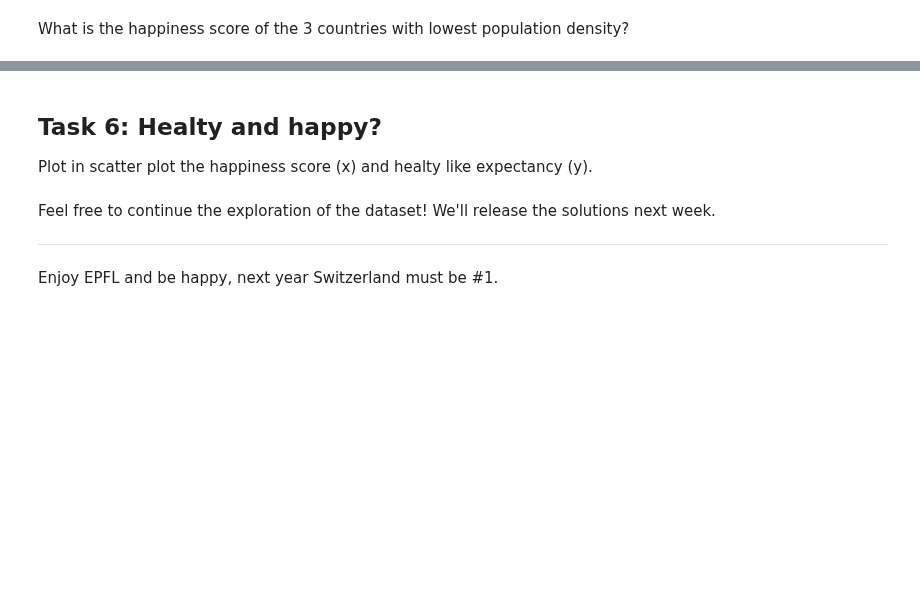
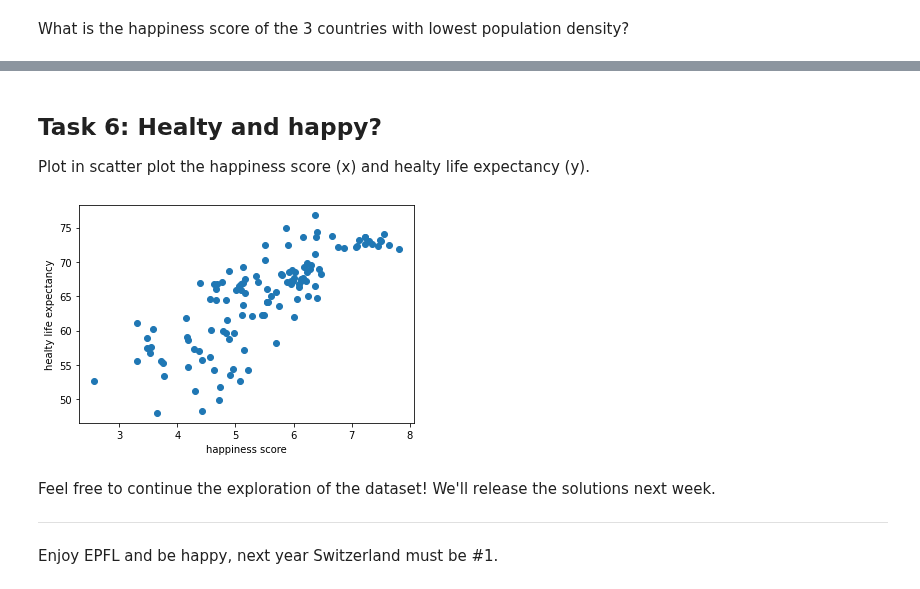
Before and after one commit to epfl-ada/2020, a Jupyter notebook: Tutorials/01 - Handling data/Happiness.ipynb, the cells around one changed output, grey strips where cells are left out. Cells and saved outputs as stored; diff of their text form; code cells hidden in the pictures; blank space fills up the shorter version.

```diff
--- a/Tutorials/01 - Handling data/Happiness.ipynb
+++ b/Tutorials/01 - Handling data/Happiness.ipynb
@@ -76,2 +201,4 @@ For each country, print the name and the world region with the format: *{region
+# %%
+country_features['literacy'] = country_features['literacy'].astype(float)
 # %%
 # Write your code here
@@ -85,0 +230,4 @@ Calculate the proportion of countries with a literacy level below 50%. Print the
+# %%
+country_features = country_features.set_index(['country'])
+# %%
+country_features['literate'] = country_features['literacy'].apply(lambda x: 1 if x > 50 else 0)
@@ -95,0 +282,3 @@ Add to the dataframe a new field called *population_density* computed by dividin
+# %%
+country_features['population_density'] = (country_features.population / country_features.area)
+country_features[['happiness_score','population_density']]
@@ -100,4 +310,4 @@ What is the happiness score of the 3 countries with lowest population density?
 # %% [markdown]
 ## Task 6: Healty and happy?
 
-Plot in scatter plot the happiness score (x) and healty like expectancy (y).
+Plot in scatter plot the happiness score (x) and healty life expectancy (y).
@@ -106,3 +314,16 @@ Plot in scatter plot the happiness score (x) and healty like expectancy (y).
+# %%
+import matplotlib.pyplot as plt
+
+
+#plot
+x = country_features.happiness_score.values
+y = country_features.healthy_life_expectancy.values
+plt.scatter(x, y)
+plt.xlabel('happiness score')
+plt.ylabel('healty life expectancy')
+plt.show()
+# %% [output]
+[figure, added]
 # %% [markdown]
 Feel free to continue the exploration of the dataset! We'll release the solutions next week.
 
```
Also changed, not shown: parts of 33 cells of this notebook.
